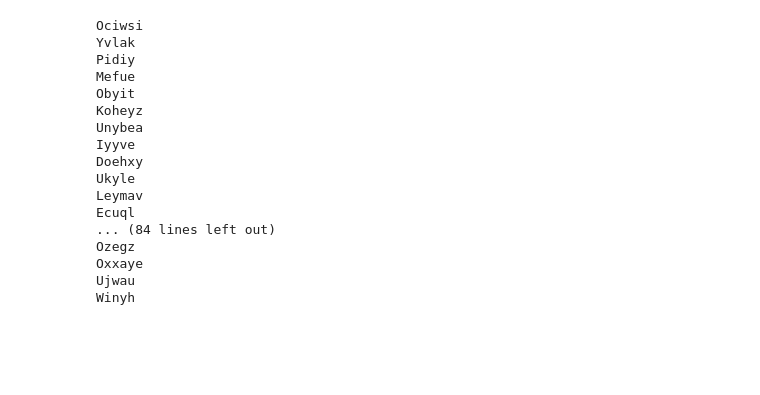
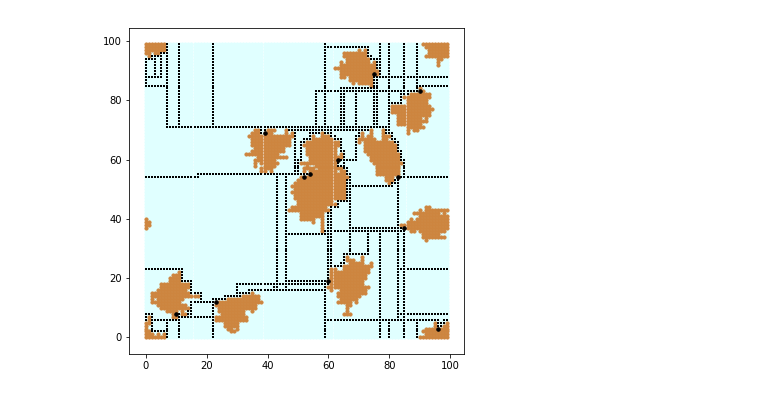
Before and after one commit to dmasad/Mesa-Islands, a Jupyter notebook: Testing.ipynb, the cells around one changed output. Cells and saved outputs as stored; diff of their text form; code cells hidden in the pictures; blank space fills up the shorter version.

```diff
--- a/Testing.ipynb
+++ b/Testing.ipynb
@@ -29,23 +29,22 @@ contents
-# %%
-for agent in model.schedule.agents:
-    print(agent.name)
-# %% [output]
-Ociwsi
-Yvlak
-Pidiy
-Mefue
-Obyit
-Koheyz
-Unybea
-Iyyve
-Doehxy
-Ukyle
-Leymav
-Ecuql
-... (84 lines left out)
-Ozegz
-Oxxaye
-Ujwau
-Winyh
-# %%
-model.step()
+# %%
+sea_coords = []
+land_coords = []
+port_coords = []
+for contents, x, y in model.grid.coord_iter():
+    if contents["Land"] is None:
+        sea_coords.append((x, y))
+    else:
+        land_coords.append((x, y))
+        if contents["Ports"] is not None:
+            port_coords.append((x, y))
+
+fig, ax = plt.subplots(figsize=(6,6))
+
+ax.scatter(*zip(*sea_coords), s=10, c='LightCyan')
+ax.scatter(*zip(*land_coords), s=10, c='Peru')
+ax.scatter(*zip(*port_coords), s=12, c='Black')
+
+for path in model.sea_lanes.values():
+    ax.scatter(*zip(*path), s=5, marker="+", c='k')
+# %% [output]
+[figure, added]
```
Also changed, not shown: parts of 3 cells of this notebook, 2 other files.
